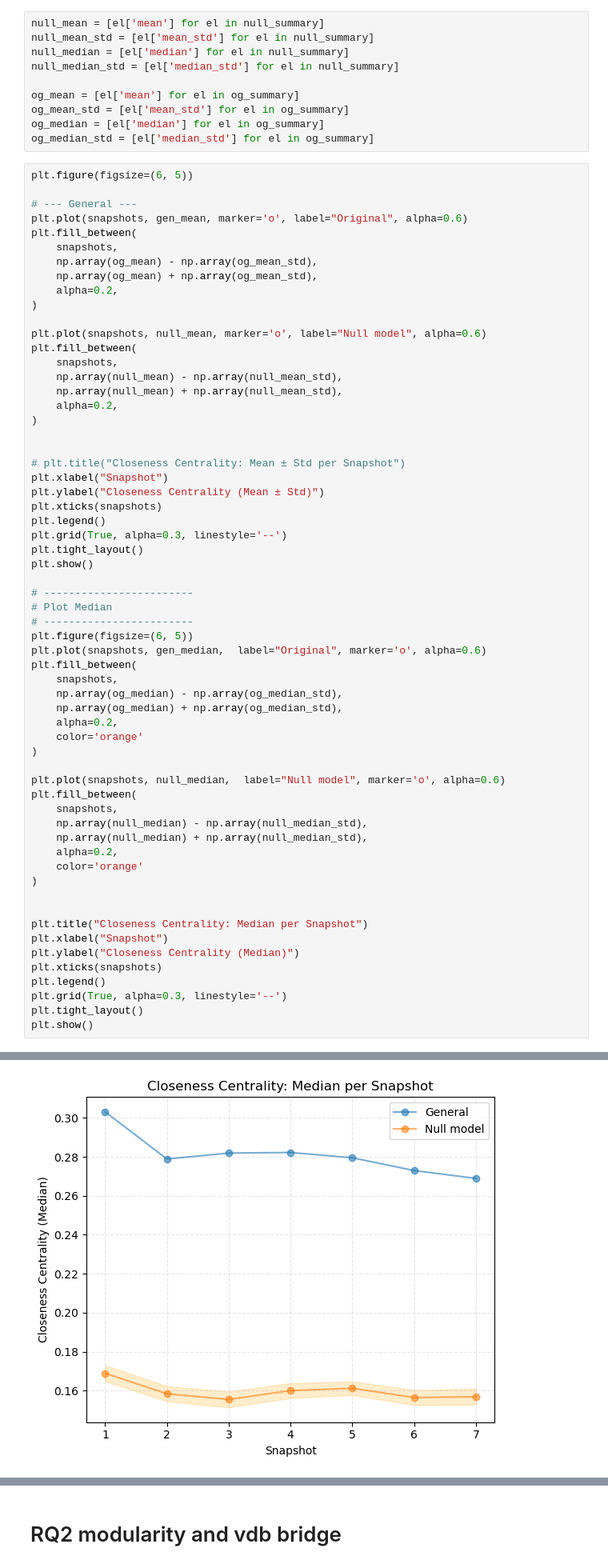
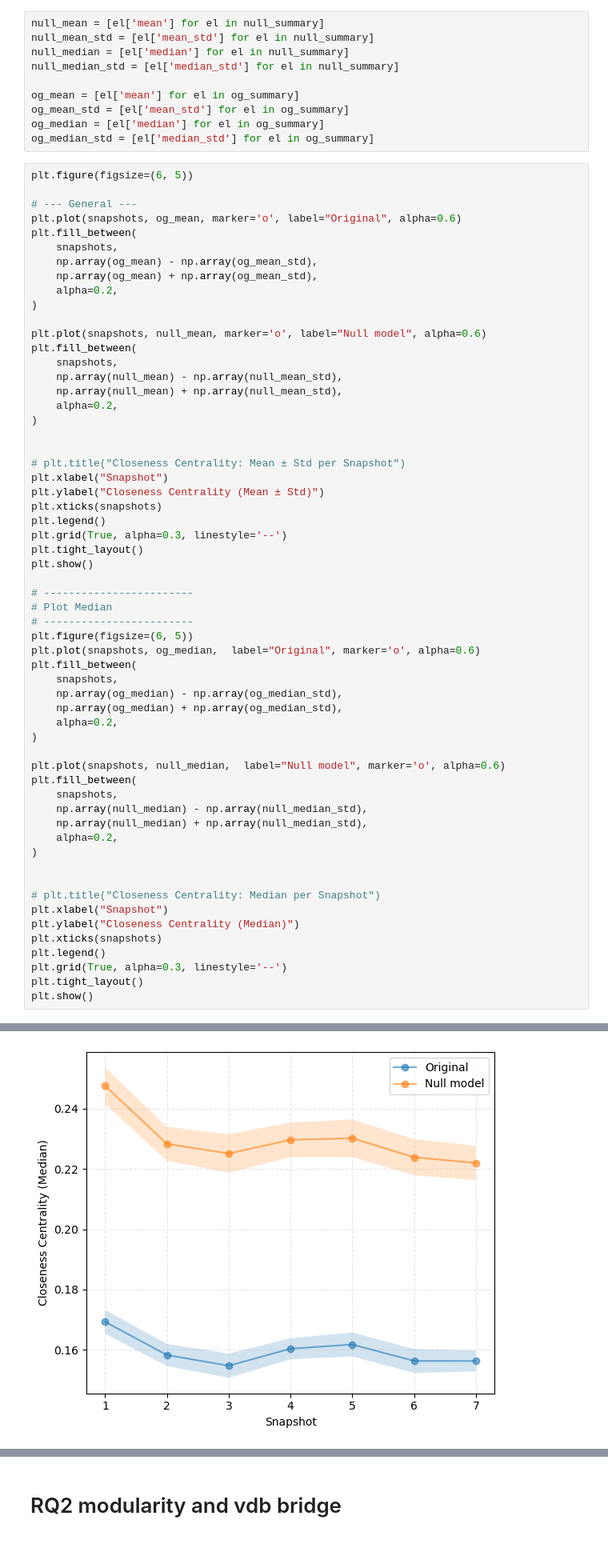
Before and after one commit to ChefBB/acn_project, a Jupyter notebook: dynet/RQ2.ipynb, the cells around one changed output, grey strips where cells are left out. Shown at 80% size. Drawn from its saved outputs; the diff is of its cells as text.

```diff
--- a/dynet/RQ2.ipynb
+++ b/dynet/RQ2.ipynb
@@ -2902,7 +2918,7 @@ og_median_std = [el['median_std'] for el in og_summary]
 plt.figure(figsize=(6, 5))
 
 # --- General ---
-plt.plot(snapshots, gen_mean, marker='o', label="Original", alpha=0.6)
+plt.plot(snapshots, og_mean, marker='o', label="Original", alpha=0.6)
 plt.fill_between(
     snapshots,
     np.array(og_mean) - np.array(og_mean_std),
@@ -2932,13 +2948,12 @@ plt.show()
 # Plot Median
 # ------------------------
 plt.figure(figsize=(6, 5))
-plt.plot(snapshots, gen_median,  label="Original", marker='o', alpha=0.6)
+plt.plot(snapshots, og_median,  label="Original", marker='o', alpha=0.6)
 plt.fill_between(
     snapshots,
     np.array(og_median) - np.array(og_median_std),
     np.array(og_median) + np.array(og_median_std),
     alpha=0.2,
-    color='orange'
 )
 
 plt.plot(snapshots, null_median,  label="Null model", marker='o', alpha=0.6)
@@ -2947,11 +2962,10 @@ plt.fill_between(
     np.array(null_median) - np.array(null_median_std),
     np.array(null_median) + np.array(null_median_std),
     alpha=0.2,
-    color='orange'
 )
 
 
-plt.title("Closeness Centrality: Median per Snapshot")
+# plt.title("Closeness Centrality: Median per Snapshot")
 plt.xlabel("Snapshot")
 plt.ylabel("Closeness Centrality (Median)")
 plt.xticks(snapshots)
@@ -2964,4 +2978,4 @@ plt.show()
-[figure, old version]
+[figure, new version]
 # %%
 # Z-score computation
 z_scores_mean = list()
```
Also changed, not shown: parts of 13 cells of this notebook.
